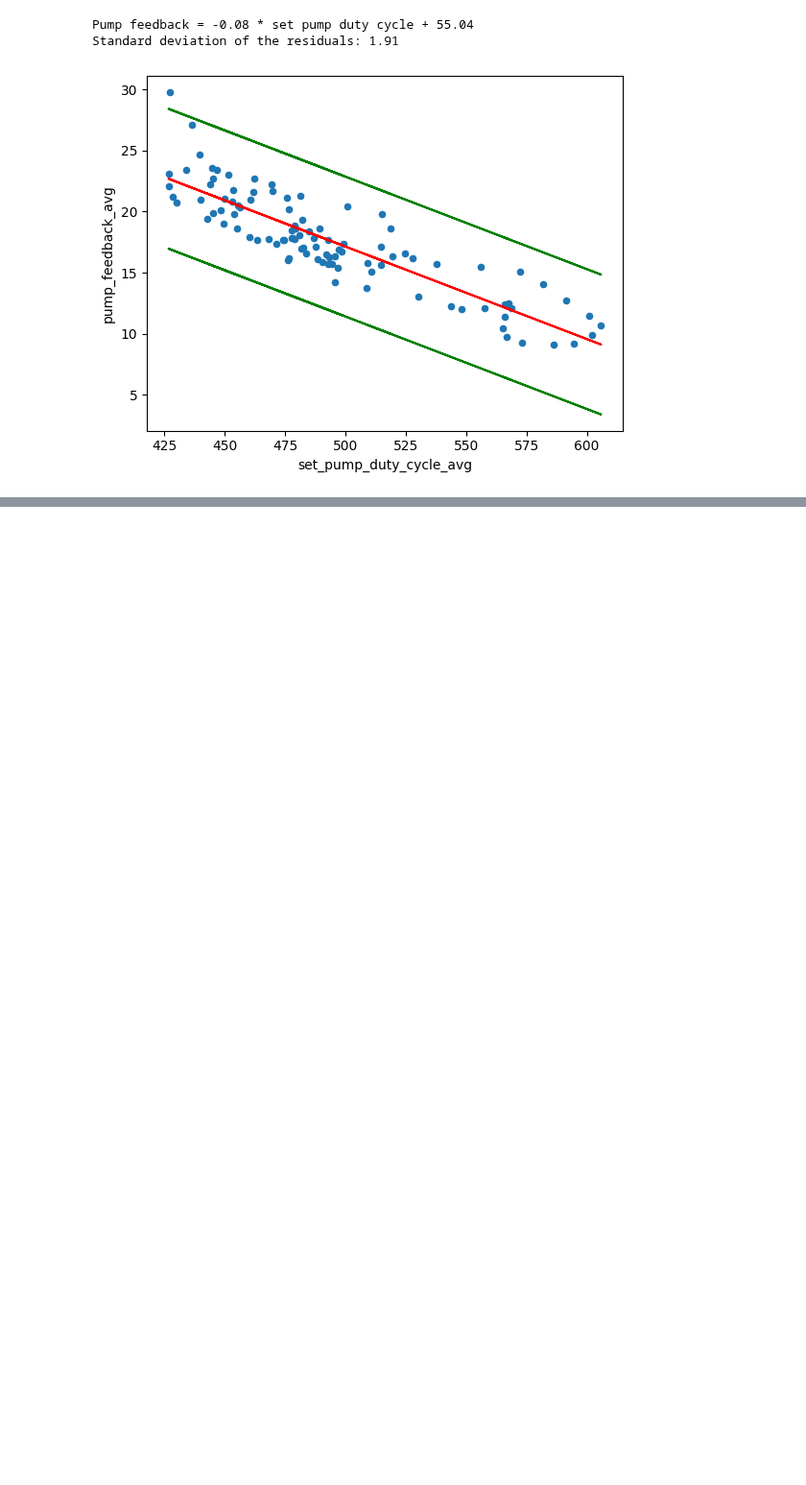
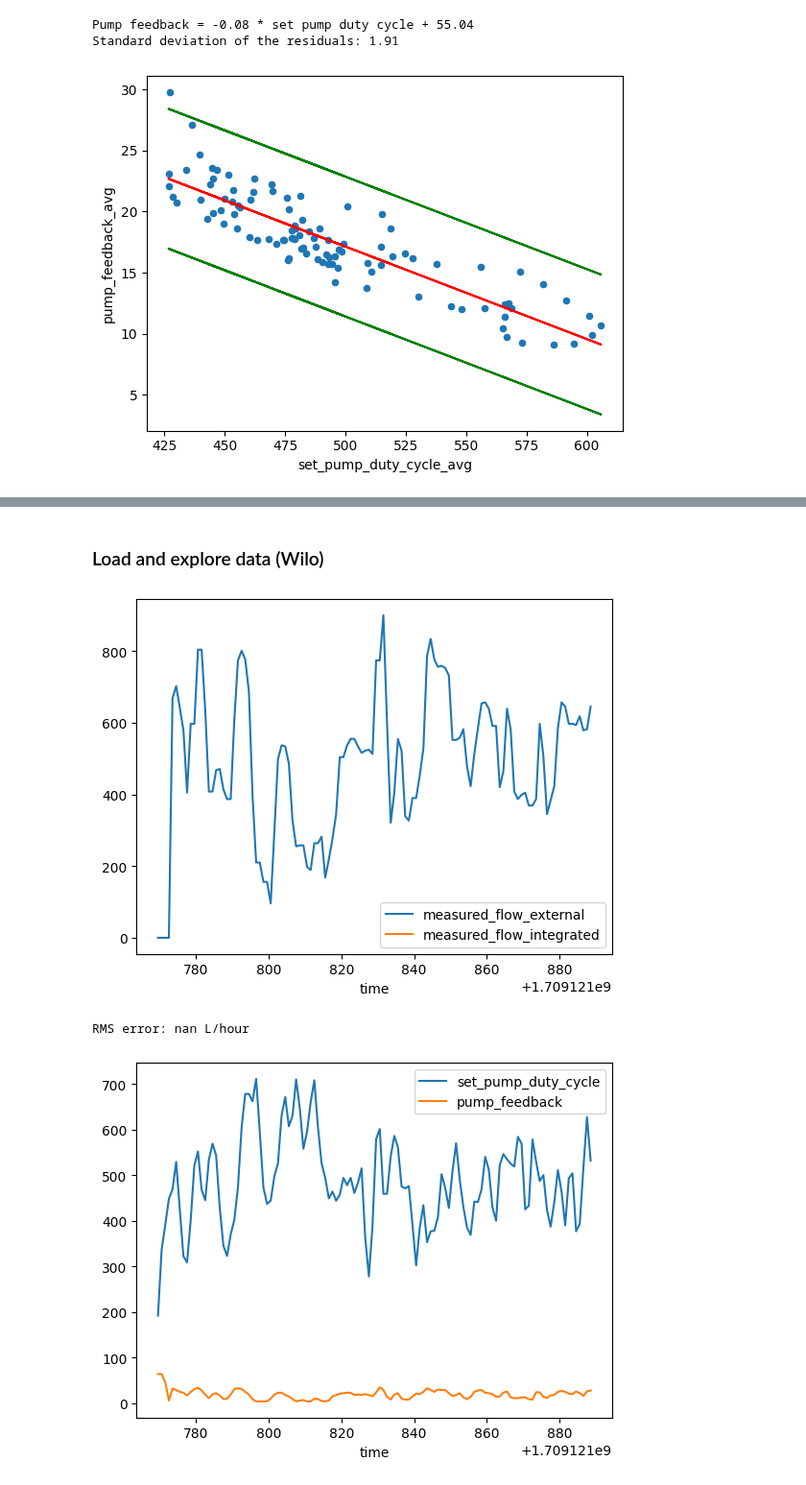
Before and after one commit to season0112/quatt_data_analysis, a Jupyter notebook: error-handling-analysis/pump_model_estimation.ipynb, the cells around one changed output, grey strips where cells are left out. Shown at 96% size. Cells and saved outputs as stored; diff of their text form; code cells hidden in the pictures; blank space fills up the shorter version.

```diff
--- a/error-handling-analysis/pump_model_estimation.ipynb
+++ b/error-handling-analysis/pump_model_estimation.ipynb
@@ -158,0 +159,26 @@ RMS error: 11.42
+# %% [markdown]
+### Load and explore data (Wilo)
+# %%
+# Load AWMT data from data directory
+data_dir = os.path.join(os.getcwd(), 'data')
+wilo_file = os.path.join(data_dir, 'Wilo_flow_experiment_1709121894.csv')
+df_wilo = pd.read_csv(wilo_file)
+# %%
+# Plot internal and external flow vs time
+fig, ax = plt.subplots()
+df_wilo.plot(x='time', y='measured_flow_external', ax=ax)
+df_wilo.plot(x='time', y='measured_flow_integrated', ax=ax)
+plt.show()
+
+# RMS error
+rms_error = ((df_wilo['measured_flow_integrated'] - df_wilo['measured_flow_external'])**2).mean()**0.5
+print(f'RMS error: {rms_error:.2f} L/hour')
+
+fig, ax = plt.subplots()
+df_wilo.plot(x='time', y='set_pump_duty_cycle', ax=ax)
+df_wilo.plot(x='time', y='pump_feedback', ax=ax)
+plt.show()
+# %% [output]
+[figure, added]
+RMS error: nan L/hour
+[figure, added]
```
Also changed, not shown: parts of 20 cells of this notebook, 3 other files.
